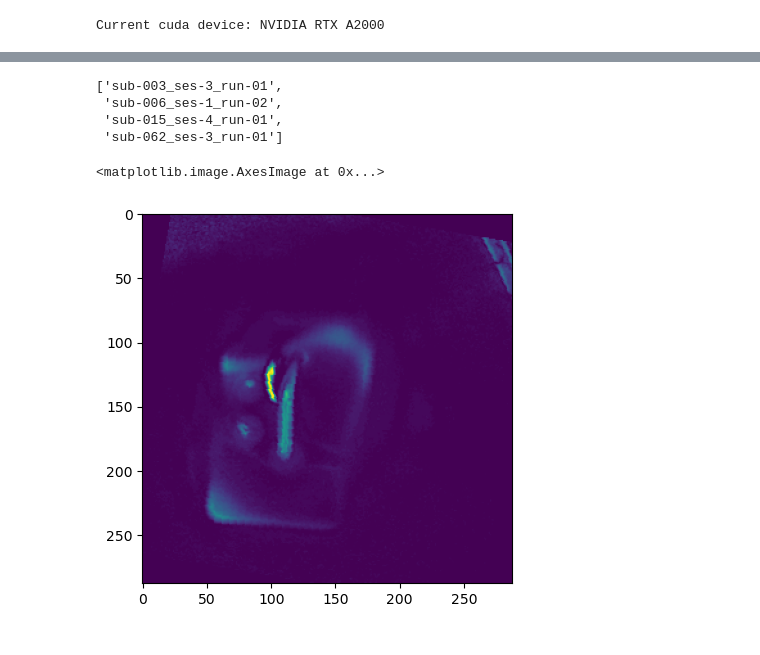
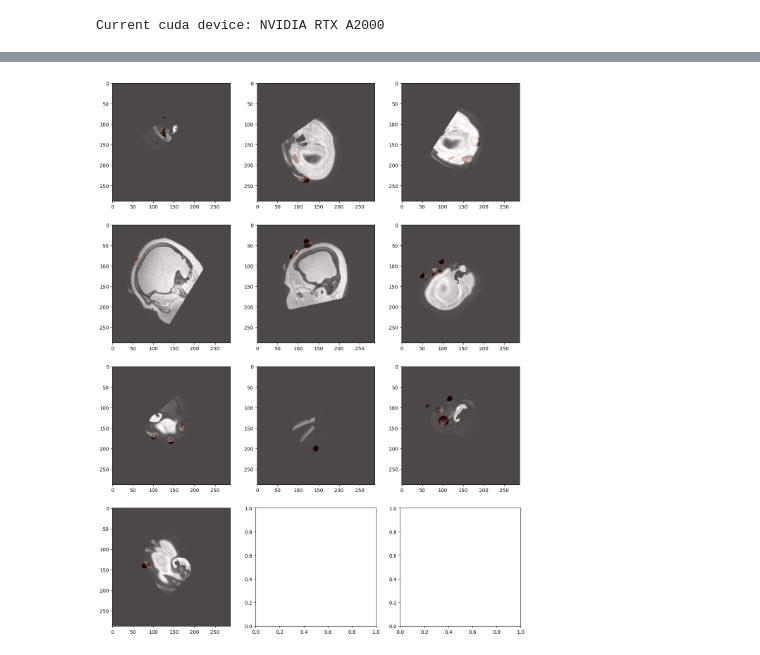
Before and after one commit to LawsOfForm/Automated_Electrode_Coordinate_Extraction, a Jupyter notebook: network/Network.ipynb, the cells around one changed output, grey strips where cells are left out. Saved outputs shown, nothing was run; the diff lists cells and outputs as text; code cells hidden in the pictures.

```diff
--- a/network/Network.ipynb
+++ b/network/Network.ipynb
@@ -80,16 +60,27 @@ train_dataset.sub_ses_run_idx
-# %%
-validation_dataset.sub_ses_run_idx
-# %% [output]
-['sub-003_ses-3_run-01',
- 'sub-006_ses-1_run-02',
- 'sub-015_ses-4_run-01',
- 'sub-062_ses-3_run-01']
 # %%
-# loader = DataLoader(train_dataset, batch_size=2, shuffle=True)
+loader = DataLoader(train_dataset, batch_size=10, shuffle=True)
 
-# train_img, train_mask = next(iter(loader))
-
-plt.imshow(train_img[1][1])
+train_img, train_mask = next(iter(loader))
-# %% [output]
-<matplotlib.image.AxesImage at 0x...>
-[figure, removed]
+# %%
+def show_batch(img_batch, mask_batch, ncols=3):
+    """
+    Plot all images and masks of a batch as subplots with masks overlayed in red and opacity
+    """
+
+    n_img = len(img_batch)
+
+    n_axs = n_img + (ncols - (n_img % ncols))
+
+    fig, axs = plt.subplots(
+        int(n_axs / ncols), ncols, figsize=(15, 5 * int(n_axs / ncols))
+    )
+
+    for img, mask, ax in zip(img_batch, mask_batch, axs.flatten()):
+        ax.imshow(img.permute(1, 2, 0))
+        ax.imshow(mask.squeeze(), alpha=0.3, cmap="Reds")
+
+    plt.show()
+# %%
+show_batch(train_img, train_mask)
+# %% [output]
+[figure, added]
```
Also changed, not shown: parts of 3 cells of this notebook, 1 other file.
